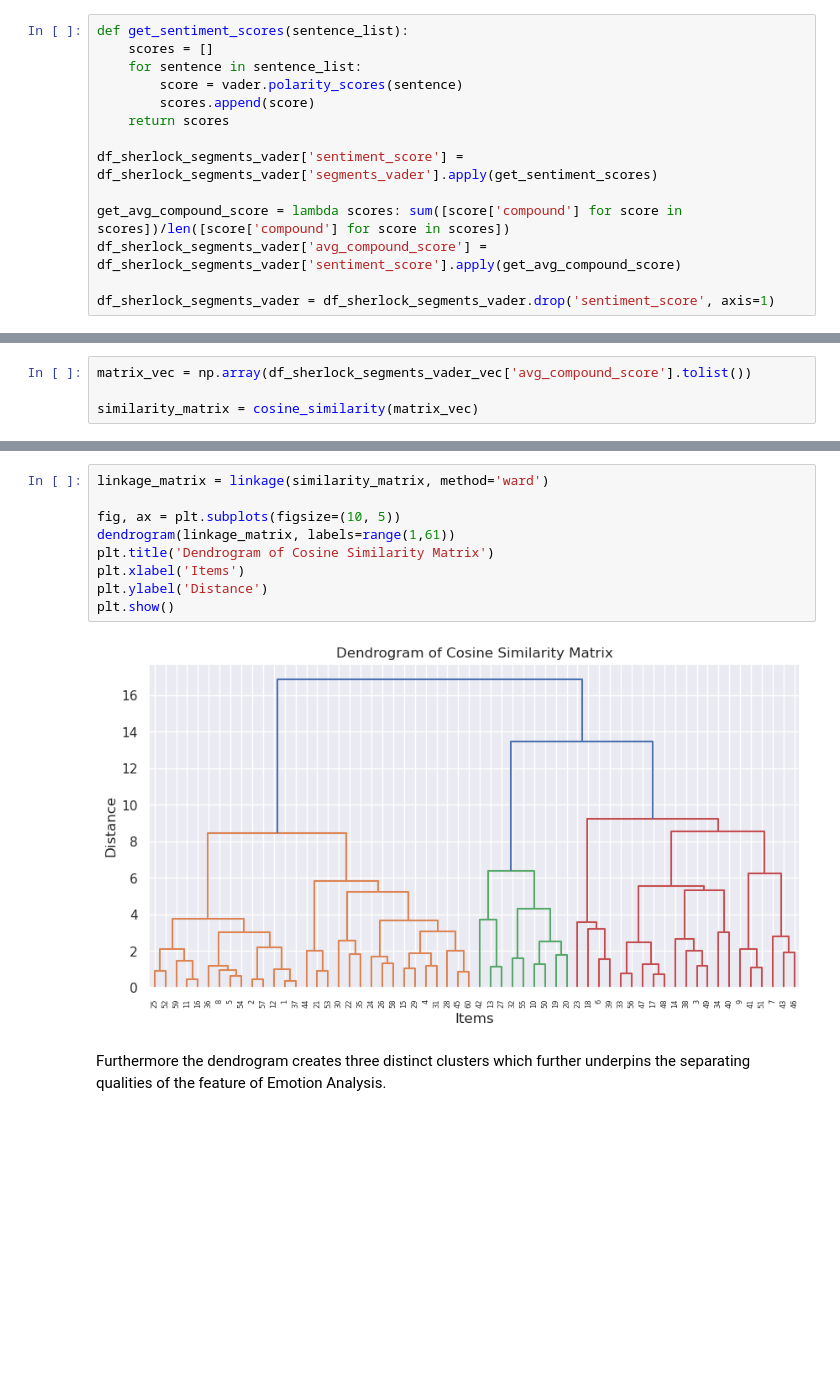
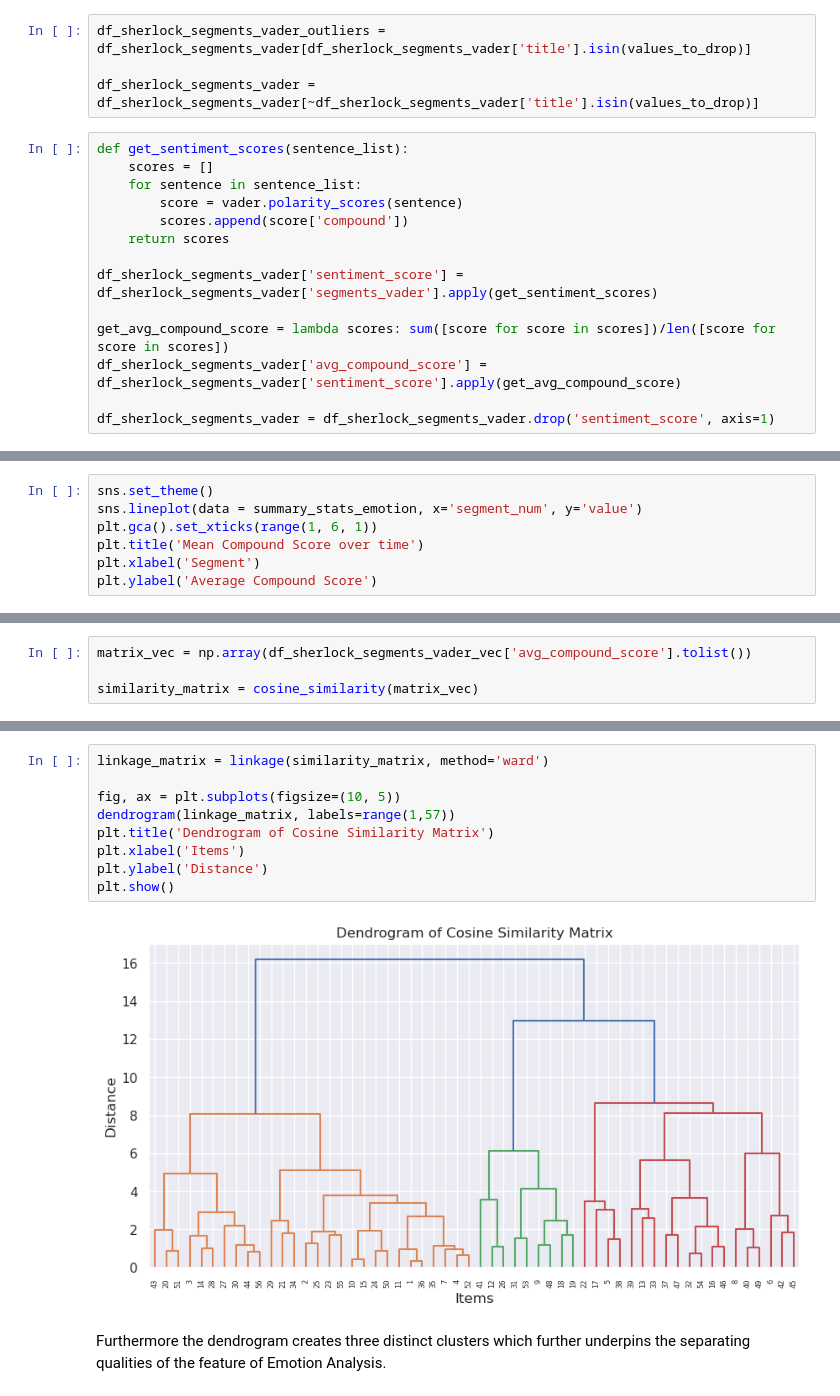
Before and after one commit to DavidSiegl/Sherlock-Holmes-Narrative-Arc, a Jupyter notebook: Code.ipynb, the cells around one changed output, grey strips where cells are left out. Cells and saved outputs as stored; diff of their text form; blank space fills up the shorter version.

```diff
--- a/Code.ipynb
+++ b/Code.ipynb
@@ -900,16 +923,20 @@ For computing our sentiment scores we make use of the emotion analysis packager
 # %%
 vader = SentimentIntensityAnalyzer()
+# %%
+df_sherlock_segments_vader_outliers = df_sherlock_segments_vader[df_sherlock_segments_vader['title'].isin(values_to_drop)]
+
+df_sherlock_segments_vader = df_sherlock_segments_vader[~df_sherlock_segments_vader['title'].isin(values_to_drop)]
 # %%
 def get_sentiment_scores(sentence_list):
     scores = []
     for sentence in sentence_list:
         score = vader.polarity_scores(sentence)
-        scores.append(score)
+        scores.append(score['compound'])
     return scores
 
 df_sherlock_segments_vader['sentiment_score'] = df_sherlock_segments_vader['segments_vader'].apply(get_sentiment_scores)
 
-get_avg_compound_score = lambda scores: sum([score['compound'] for score in scores])/len([score['compound'] for score in scores])
+get_avg_compound_score = lambda scores: sum([score for score in scores])/len([score for score in scores])
 df_sherlock_segments_vader['avg_compound_score'] = df_sherlock_segments_vader['sentiment_score'].apply(get_avg_compound_score)
 
 df_sherlock_segments_vader = df_sherlock_segments_vader.drop('sentiment_score', axis=1)
@@ -926,0 +967,7 @@ Text(0, 0.5, 'Average Compound Score')
+# %%
+sns.set_theme()
+sns.lineplot(data = summary_stats_emotion, x='segment_num', y='value')
+plt.gca().set_xticks(range(1, 6, 1))
+plt.title('Mean Compound Score over time')
+plt.xlabel('Segment')
+plt.ylabel('Average Compound Score')
@@ -963,14 +1013,14 @@ The similarity matrix also shows a much higher variation between the different t
 # %%
 linkage_matrix = linkage(similarity_matrix, method='ward')
 
 fig, ax = plt.subplots(figsize=(10, 5))
-dendrogram(linkage_matrix, labels=range(1,61))
+dendrogram(linkage_matrix, labels=range(1,57))
 plt.title('Dendrogram of Cosine Similarity Matrix')
 plt.xlabel('Items')
 plt.ylabel('Distance')
 plt.show()
 # %% [output]
-[figure, old version]
+[figure, new version]
 # %% [markdown]
 Furthermore the dendrogram creates three distinct clusters which further underpins the separating qualities of the feature of Emotion Analysis.
 # %%
```
Also changed, not shown: parts of 44 cells of this notebook, 1 other file.
